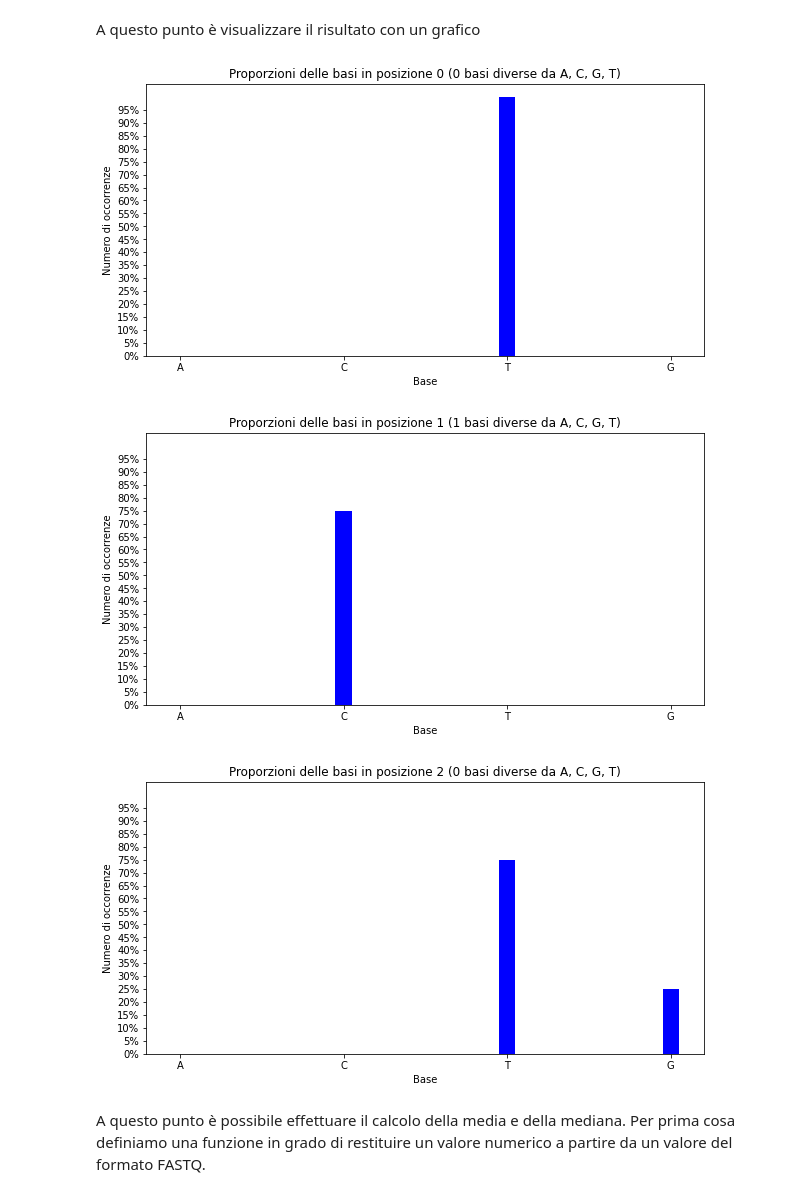
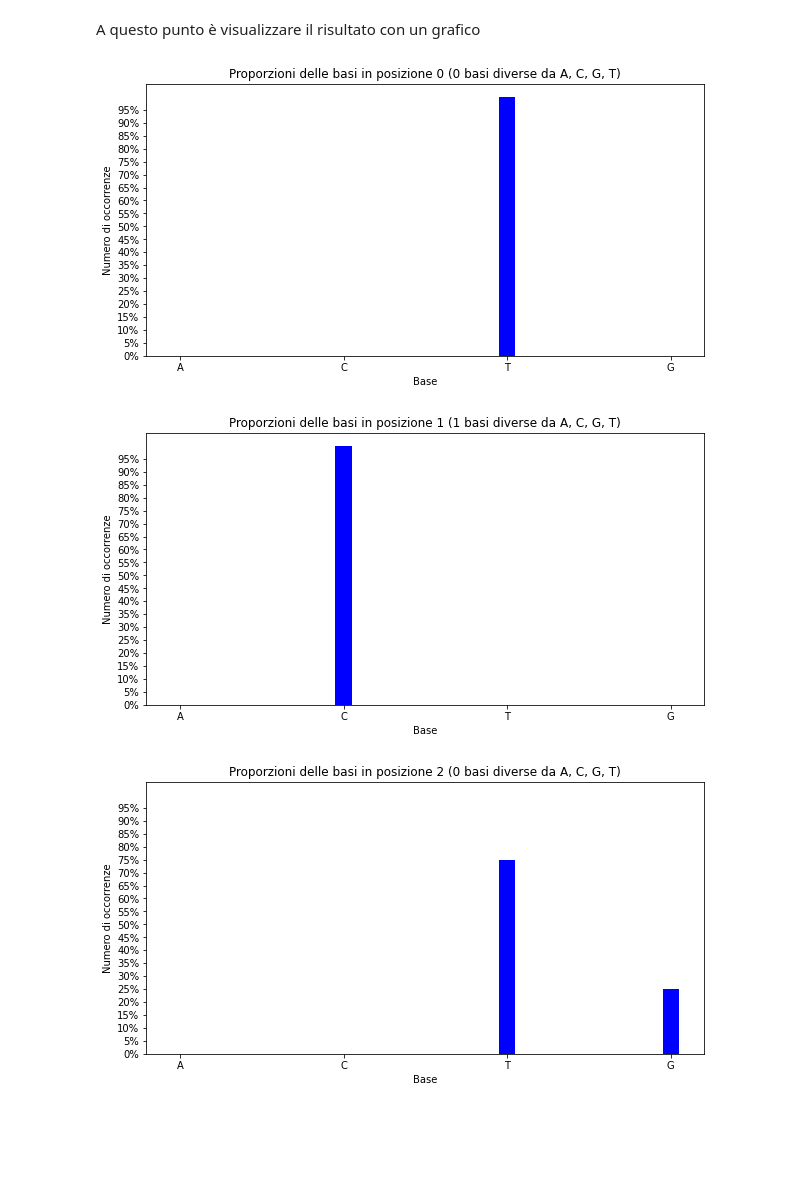
Before and after one commit to mbeccari856608/elementi_bioinformatica, a Jupyter notebook: progetto.ipynb, the cells around one changed output. Drawn from its saved outputs; the diff is of its cells as text; code cells hidden in the pictures; blank space fills up the shorter version.

```diff
--- a/progetto.ipynb
+++ b/progetto.ipynb
@@ -118,25 +118,22 @@ import matplotlib.ticker as mtick
 # %%
 for (index, item) in enumerate(proportion_dict_list[0:3]):
     data = item[0]
     basi = list(data.keys())
-    values = [(data[i] / len(data) - len() * 100) for i in data]
+    values = [(data[i] / (len(data) - len(item[1])) * 100) for i in data]
 
     fig = plt.figure(figsize = (10, 5))
     ax = fig.gca()
     ax.yaxis.set_major_formatter(mtick.PercentFormatter())
 
     plt.bar(basi, values, color ='blue', width = 0.1)
     plt.ylim([0, 105])
     plt.yticks([i for i in range(0, 100, 5)])
 
     plt.xlabel("Base")
     plt.ylabel("Numero di occorrenze")
     plt.title("Proporzioni delle basi in posizione %s (%s basi diverse da A, C, G, T)" %(index, len(item[1])))
     plt.show()
 # %% [output]
 [figure]
-[figure, old version]
+[figure, new version]
 [figure]
-# %% [markdown]
-A questo punto è possibile effettuare il calcolo della media e della mediana.
-Per prima cosa definiamo una funzione in grado di restituire un valore numerico a partire da un valore del formato FASTQ.
```
Also changed, not shown: parts of 33 cells of this notebook.
